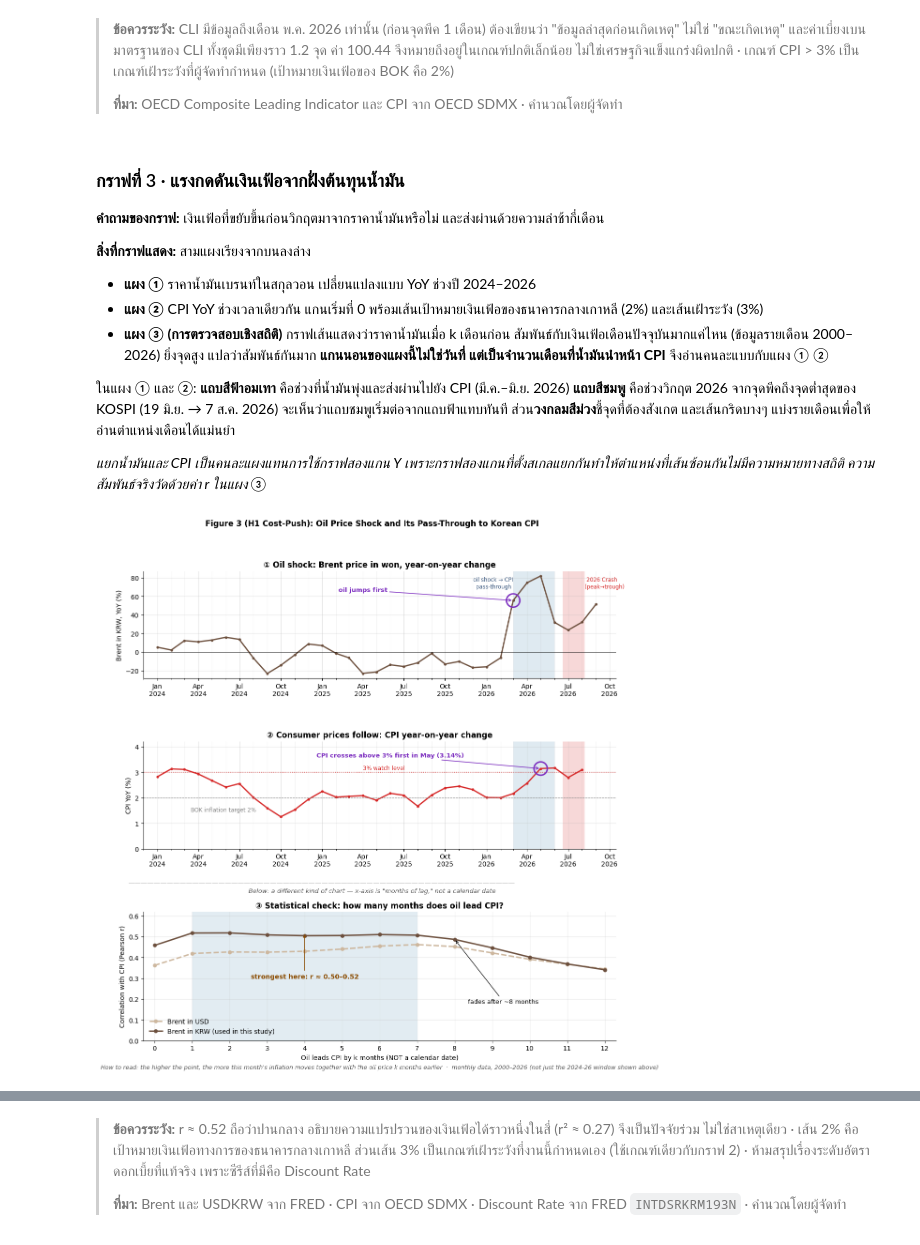
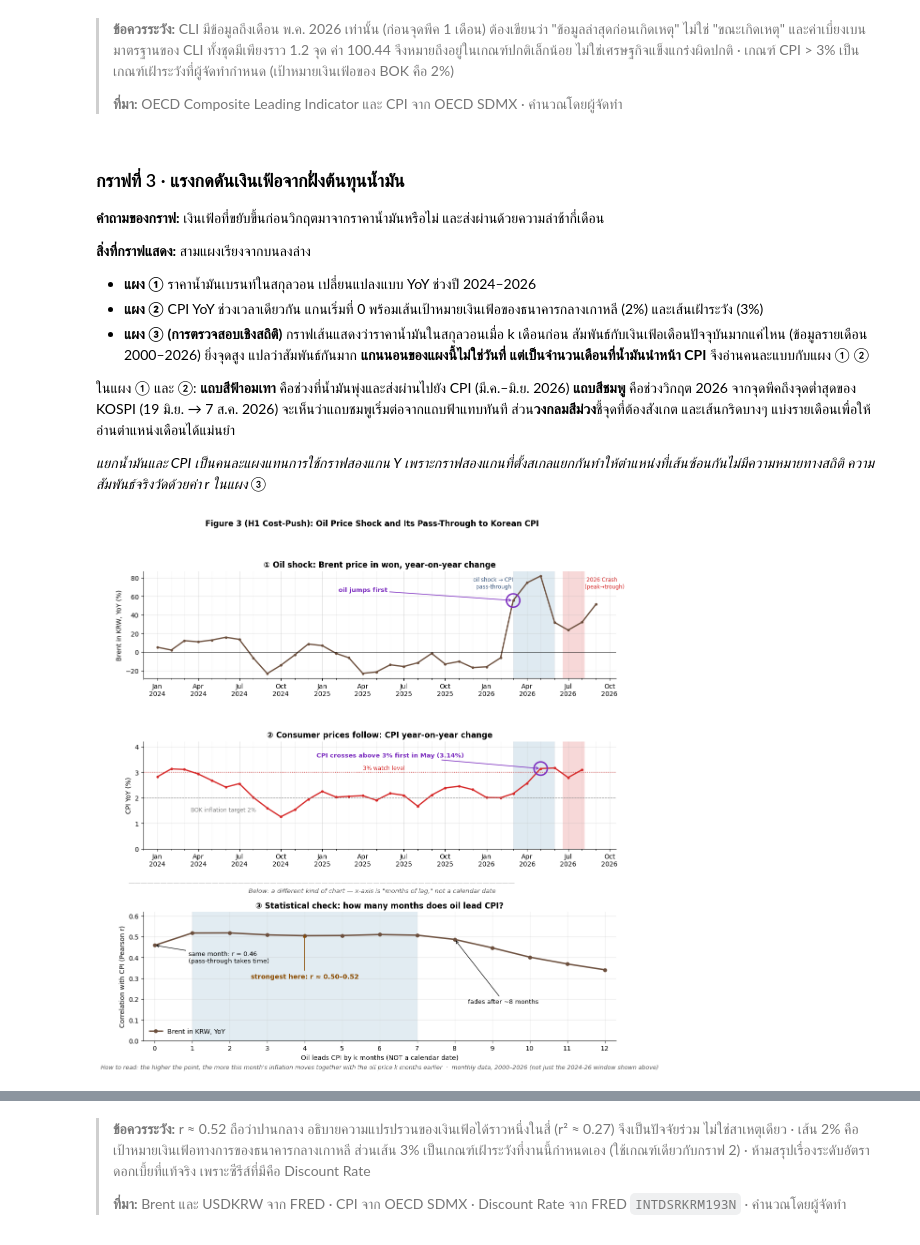
Before and after one commit to atawuttecha/korea-crash-2026, a Jupyter notebook: Korea_Crash_Visualization_CSV.ipynb, the cells around one changed output, grey strips where cells are left out. Cells and saved outputs as stored; diff of their text form; code cells hidden in the pictures.

```diff
--- a/Korea_Crash_Visualization_CSV.ipynb
+++ b/Korea_Crash_Visualization_CSV.ipynb
@@ -452,7 +468,7 @@ Stagflation months by year: {2001: 4, 2003: 6, 2004: 7, 2005: 4, 2008: 4, 2009:
 **สิ่งที่กราฟแสดง:** สามแผงเรียงจากบนลงล่าง
 - **แผง ①** ราคาน้ำมันเบรนท์ในสกุลวอน เปลี่ยนแปลงแบบ YoY ช่วงปี 2024–2026
 - **แผง ②** CPI YoY ช่วงเวลาเดียวกัน แกนเริ่มที่ 0 พร้อมเส้นเป้าหมายเงินเฟ้อของธนาคารกลางเกาหลี (2%) และเส้นเฝ้าระวัง (3%)
-- **แผง ③ (การตรวจสอบเชิงสถิติ)** กราฟเส้นแสดงว่าราคาน้ำมันเมื่อ k เดือนก่อน สัมพันธ์กับเงินเฟ้อเดือนปัจจุบันมากแค่ไหน (ข้อมูลรายเดือน 2000–2026) ยิ่งจุดสูง แปลว่าสัมพันธ์กันมาก **แกนนอนของแผงนี้ไม่ใช่วันที่ แต่เป็นจำนวนเดือนที่น้ำมันนำหน้า CPI** จึงอ่านคนละแบบกับแผง ① ②
+- **แผง ③ (การตรวจสอบเชิงสถิติ)** กราฟเส้นแสดงว่าราคาน้ำมันในสกุลวอนเมื่อ k เดือนก่อน สัมพันธ์กับเงินเฟ้อเดือนปัจจุบันมากแค่ไหน (ข้อมูลรายเดือน 2000–2026) ยิ่งจุดสูง แปลว่าสัมพันธ์กันมาก **แกนนอนของแผงนี้ไม่ใช่วันที่ แต่เป็นจำนวนเดือนที่น้ำมันนำหน้า CPI** จึงอ่านคนละแบบกับแผง ① ②
 
 ในแผง ① และ ②: **แถบสีฟ้าอมเทา** คือช่วงที่น้ำมันพุ่งและส่งผ่านไปยัง CPI (มี.ค.–มิ.ย. 2026) **แถบสีชมพู** คือช่วงวิกฤต 2026 จากจุดพีคถึงจุดต่ำสุดของ KOSPI (19 มิ.ย. → 7 ส.ค. 2026) จะเห็นว่าแถบชมพูเริ่มต่อจากแถบฟ้าแทบทันที ส่วน**วงกลมสีม่วง**ชี้จุดที่ต้องสังเกต และเส้นกริดบางๆ แบ่งรายเดือนเพื่อให้อ่านตำแหน่งเดือนได้แม่นยำ
 
@@ -515,36 +531,41 @@ def style_time_panel(a, show_labels):
         a.text(SHOCK[0], 0.95, "oil shock → CPI\npass-through ", transform=a.get_xaxis_transform(),
                fontsize=8.3, va="top", ha="right", color="#3d5a80")
         a.text(CRASH_T, 0.95, " 2026 Crash\n(peak→trough)", transform=a.get_xaxis_transform(),
                fontsize=8.3, va="top", ha="left", color=CRISIS_COLORS["2026 Crash"])
 
 style_time_panel(a1, True)
 style_time_panel(a2, False)
 
 # Divider: panel 3 is a different kind of chart (x-axis = months of lag, not calendar time)
 fig.text(0.10, 0.365, "—" * 60, ha="left", color="#bbbbbb", fontsize=10)
 fig.text(0.5, 0.353, 'Below: a different kind of chart — x-axis is "months of lag," not a calendar date',
          ha="center", fontsize=9.5, style="italic", color="#555555")
 
 # Panel 3: lag correlation as a line
-lag_corr.plot(ax=a3, color=["#cdb79e", C["oil"]], lw=2.2, style=["--o", "-o"], ms=5)
+# Plot Brent in KRW only (the cost Korean importers actually pay, same unit as panel ①);
+# the USD version is still computed and compared in the text below
+lag_corr["Brent in KRW"].plot(ax=a3, color=C["oil"], lw=2.2, style="-o", ms=5)
 a3.axvspan(1, 7, color=SHOCK_COLOR, alpha=0.18, lw=0)
 a3.set_xticks(range(0, 13)); a3.set_xlim(-0.3, 12.3); a3.set_ylim(0, 0.62)
 a3.set_xlabel("Oil leads CPI by k months (NOT a calendar date)"); a3.set_ylabel("Correlation with CPI (Pearson r)")
-a3.legend(["Brent in USD", "Brent in KRW (used in this study)"], loc="lower left")
+a3.legend(["Brent in KRW, YoY"], loc="lower left")
+r_lag0 = lag_corr.loc[0, "Brent in KRW"]
+a3.annotate(f"same month: r = {r_lag0:.2f}\n(pass-through takes time)", xy=(0, r_lag0), xytext=(0.9, 0.40),
+            ha="left", va="center", fontsize=9.5, arrowprops=dict(arrowstyle="->", lw=0.9))
 a3.annotate(f"strongest here: r ≈ {krw_17.min():.2f}–{krw_17.max():.2f}", xy=(4, krw_17.max()), xytext=(4, 0.30),
             ha="center", fontsize=10, fontweight="bold", color="#8a4b00",
             arrowprops=dict(arrowstyle="->", color="#8a4b00", lw=1))
 a3.annotate("fades after ~8 months", xy=(8, lag_corr.loc[8, "Brent in KRW"]), xytext=(9.3, 0.18),
             ha="center", fontsize=9.5, arrowprops=dict(arrowstyle="->", lw=0.9))
 a3.set_title("③ Statistical check: how many months does oil lead CPI?")
 a3.text(0.5, -0.22, "How to read: the higher the point, the more this month's inflation moves together with "
         "the oil price k months earlier  ·  monthly data, 2000–2026 (not just the 2024-26 window shown above)",
         transform=a3.transAxes, ha="center", fontsize=9, style="italic", color="#555555")
 
 fig.suptitle("Figure 3 (H1 Cost-Push): Oil Price Shock and Its Pass-Through to Korean CPI", fontweight="bold", y=0.965)
 save(fig, "fig3_oil_cpi_transmission")
 # %% [output]
-[figure, old version]
+[figure, new version]
 # %%
 oil_tbl = dm.loc["2026-02-01":"2026-06-01", ["Brent_Oil", "Brent_KRW_YoY", "CPI_YoY", "PolicyRate_Korea"]]
 display(oil_tbl.round(2))
```
Also changed, not shown: parts of 4 cells of this notebook, 3 other files.
